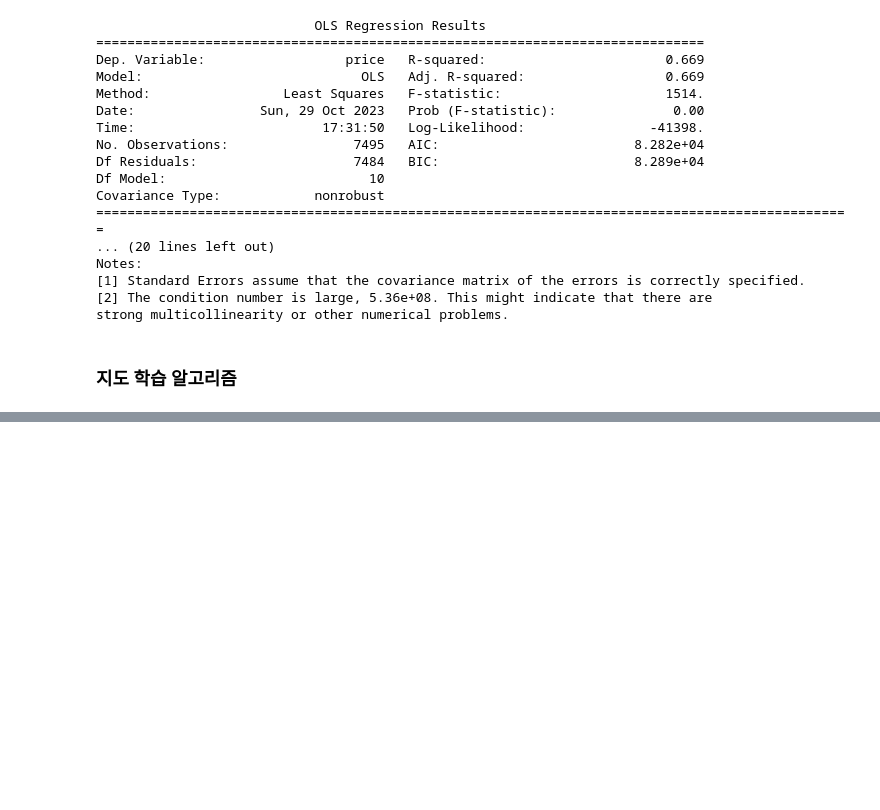
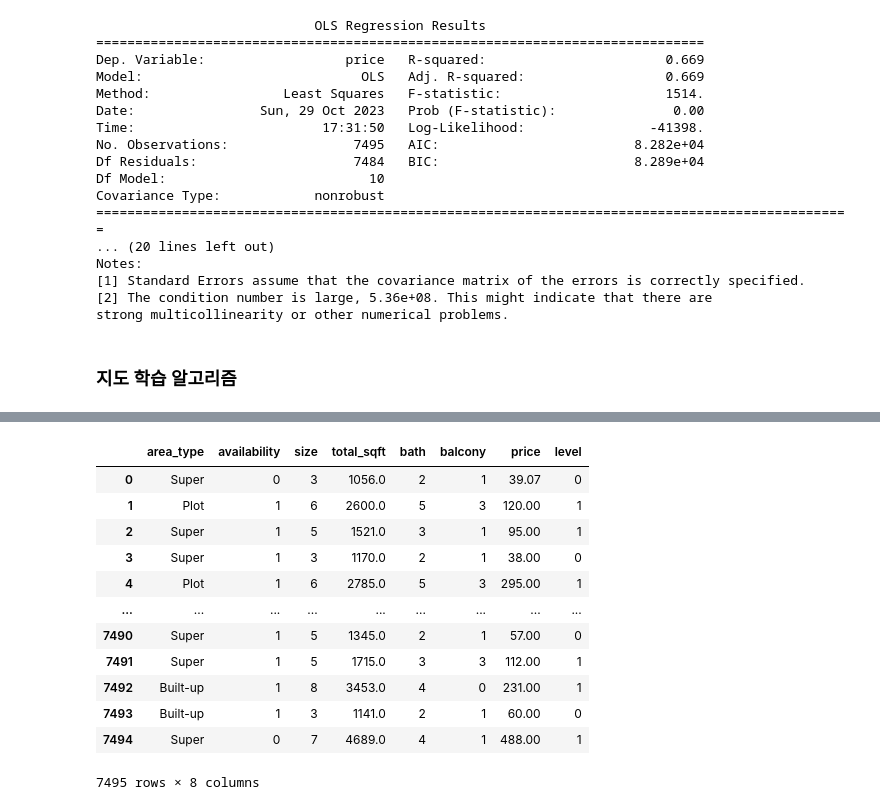
Before and after one commit to Junoflows/ADP, a Jupyter notebook: 교재 정리/교재 연습문제.ipynb, the cells around one changed output, grey strips where cells are left out. Saved outputs shown, nothing was run; the diff lists cells and outputs as text; code cells hidden in the pictures; blank space fills up the shorter version.

```diff
--- a/교재 정리/교재 연습문제.ipynb
+++ b/교재 정리/교재 연습문제.ipynb
@@ -928,0 +931,4 @@ strong multicollinearity or other numerical problems.
+# %%
+import pandas as pd
+data = pd.read_csv('https://raw.githubusercontent.com/algoboni/pythoncodebook1-1/main/practice8_BHP2.csv')
+data
@@ -928,0 +996,3 @@ strong multicollinearity or other numerical problems.
+# %%
+data['level'] = data['price'].apply(lambda x : '높음' if x >= data['price'].median() else '낮음')
+data.head()
@@ -928,0 +1019,17 @@ strong multicollinearity or other numerical problems.
+# %%
+data['level'] = data['level'].map({'높음' : 1, '낮음' : 0})
+data
+# %% [output]
+|  | area_type | availability | size | total_sqft | bath | balcony | price | level |
+| 0 | Super | 0 | 3 | 1056.0 | 2 | 1 | 39.07 | 0 |
+| 1 | Plot | 1 | 6 | 2600.0 | 5 | 3 | 120.00 | 1 |
+| 2 | Super | 1 | 5 | 1521.0 | 3 | 1 | 95.00 | 1 |
+| 3 | Super | 1 | 3 | 1170.0 | 2 | 1 | 38.00 | 0 |
+| 4 | Plot | 1 | 6 | 2785.0 | 5 | 3 | 295.00 | 1 |
+| ... | ... | ... | ... | ... | ... | ... | ... | ... |
+| 7490 | Super | 1 | 5 | 1345.0 | 2 | 1 | 57.00 | 0 |
+| 7491 | Super | 1 | 5 | 1715.0 | 3 | 3 | 112.00 | 1 |
+| 7492 | Built-up | 1 | 8 | 3453.0 | 4 | 0 | 231.00 | 1 |
+| 7493 | Built-up | 1 | 3 | 1141.0 | 2 | 1 | 60.00 | 0 |
+| 7494 | Super | 0 | 7 | 4689.0 | 4 | 1 | 488.00 | 1 |
+7495 rows × 8 columns
```
Also changed, not shown: parts of 29 cells of this notebook.
